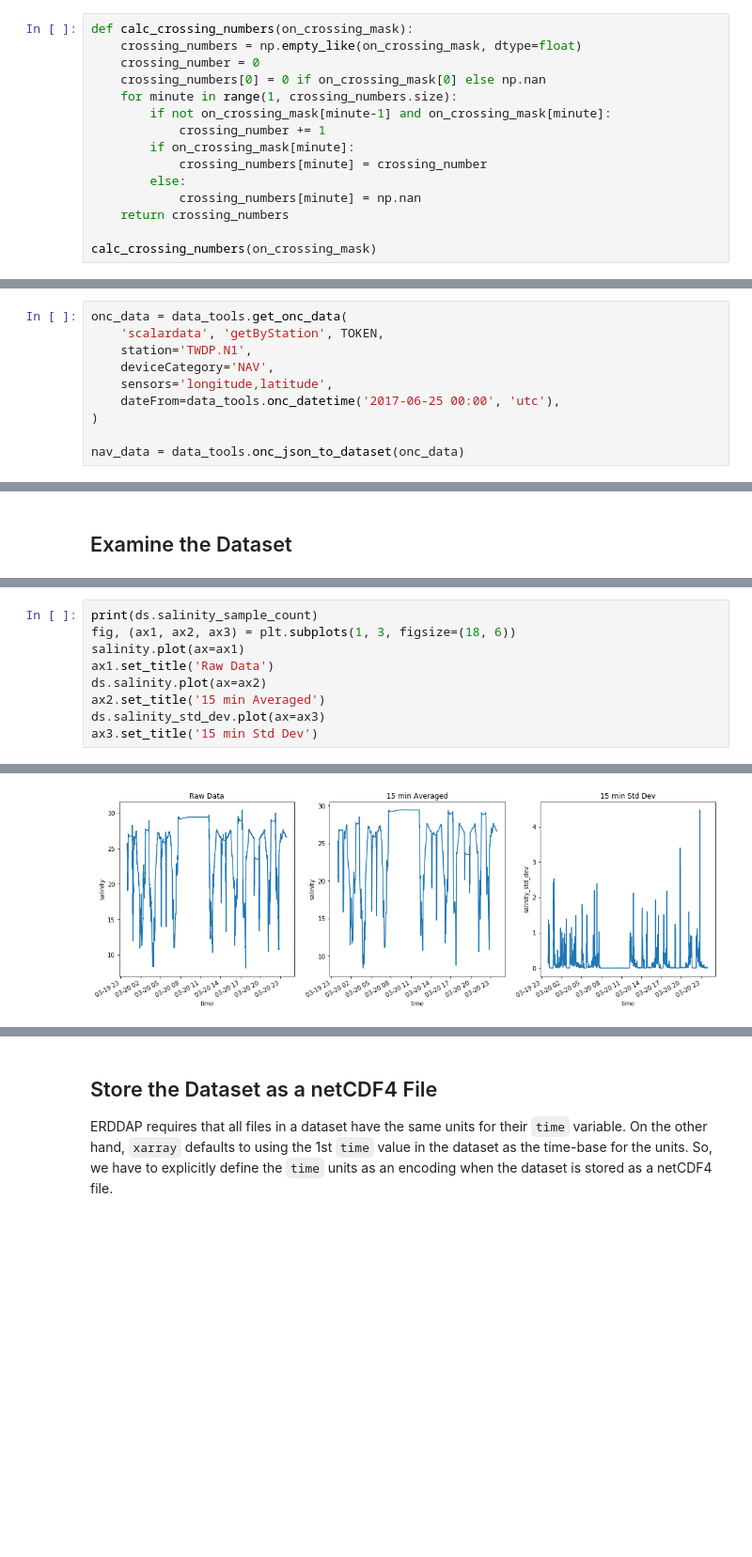
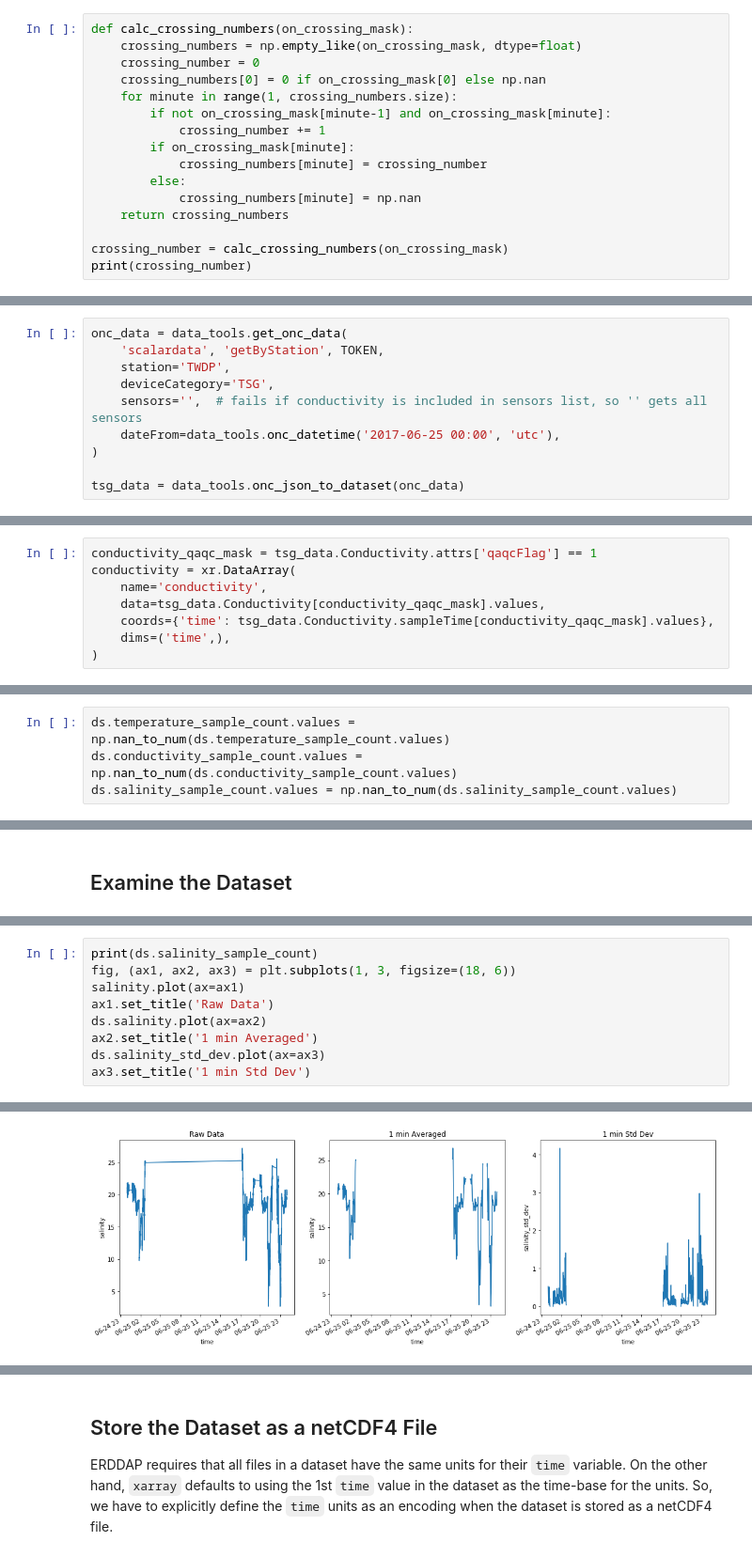
Before and after one commit to SalishSeaCast/analysis-doug, a Jupyter notebook: notebooks/ONC-Ferry-DataToERDDAP.ipynb, the cells around one changed output, grey strips where cells are left out. Shown at 94% size. Drawn from its saved outputs; the diff is of its cells as text; blank space fills up the shorter version.

Commit message:
Continue work on  producing an ERDDAP dataset from ONC ferry data; WIP.

```diff
--- a/notebooks/ONC-Ferry-DataToERDDAP.ipynb
+++ b/notebooks/ONC-Ferry-DataToERDDAP.ipynb
@@ -546,5 +546,6 @@ def calc_crossing_numbers(on_crossing_mask):
             crossing_numbers[minute] = np.nan
     return crossing_numbers
 
-calc_crossing_numbers(on_crossing_mask)
+crossing_number = calc_crossing_numbers(on_crossing_mask)
+print(crossing_number)
 # %% [output]
@@ -577,13 +572,13 @@ HTTPError: 404 Client Error: Not Found for url: http://dmas.uvic.ca/api/stations
 # %%
 onc_data = data_tools.get_onc_data(
     'scalardata', 'getByStation', TOKEN,
-    station='TWDP.N1',
-    deviceCategory='NAV',
-    sensors='longitude,latitude',
+    station='TWDP',
+    deviceCategory='TSG',
+    sensors='',  # fails if conductivity is included in sensors list, so '' gets all sensors
     dateFrom=data_tools.onc_datetime('2017-06-25 00:00', 'utc'),
 )
 
-nav_data = data_tools.onc_json_to_dataset(onc_data)
+tsg_data = data_tools.onc_json_to_dataset(onc_data)
 # %%
 tsg_data
 # %% [output]
@@ -637,0 +648,8 @@ Coordinates:
+# %%
+conductivity_qaqc_mask = tsg_data.Conductivity.attrs['qaqcFlag'] == 1
+conductivity = xr.DataArray(
+    name='conductivity',
+    data=tsg_data.Conductivity[conductivity_qaqc_mask].values,
+    coords={'time': tsg_data.Conductivity.sampleTime[conductivity_qaqc_mask].values},
+    dims=('time',),
+)
@@ -835,3 +918,7 @@ ds.temperature_sample_count.values = np.nan_to_num(ds.temperature_sample_count.v
+# %%
+ds.temperature_sample_count.values = np.nan_to_num(ds.temperature_sample_count.values)
+ds.conductivity_sample_count.values = np.nan_to_num(ds.conductivity_sample_count.values)
+ds.salinity_sample_count.values = np.nan_to_num(ds.salinity_sample_count.values)
 # %%
 ds
 # %% [output]
@@ -860,8 +990,8 @@ fig, (ax1, ax2, ax3) = plt.subplots(1, 3, figsize=(18, 6))
 salinity.plot(ax=ax1)
 ax1.set_title('Raw Data')
 ds.salinity.plot(ax=ax2)
-ax2.set_title('15 min Averaged')
+ax2.set_title('1 min Averaged')
 ds.salinity_std_dev.plot(ax=ax3)
-ax3.set_title('15 min Std Dev')
+ax3.set_title('1 min Std Dev')
 # %% [output]
 <xarray.DataArray 'salinity_sample_count' (time: 1440)>
@@ -879,2 +1010,2 @@ Attributes:
 <matplotlib.text.Text at 0x...>
-[figure, old version]
+[figure, new version]
```
Also changed, not shown: parts of 22 cells of this notebook.
